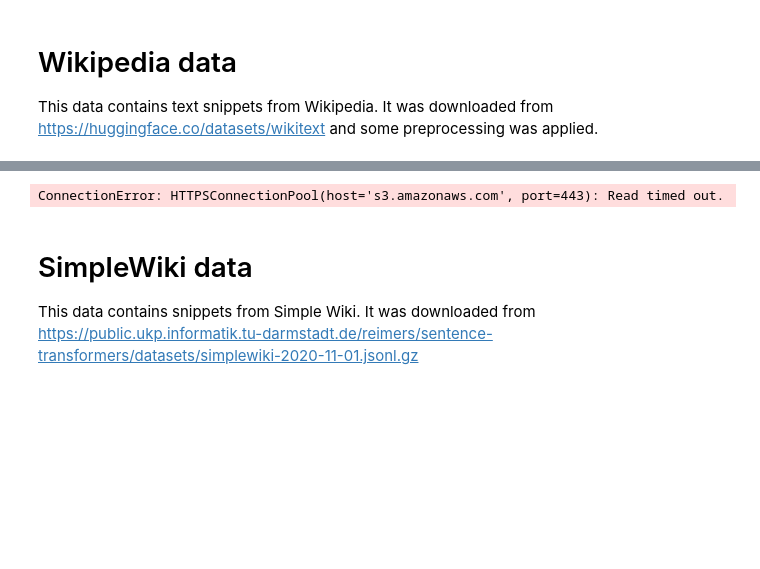
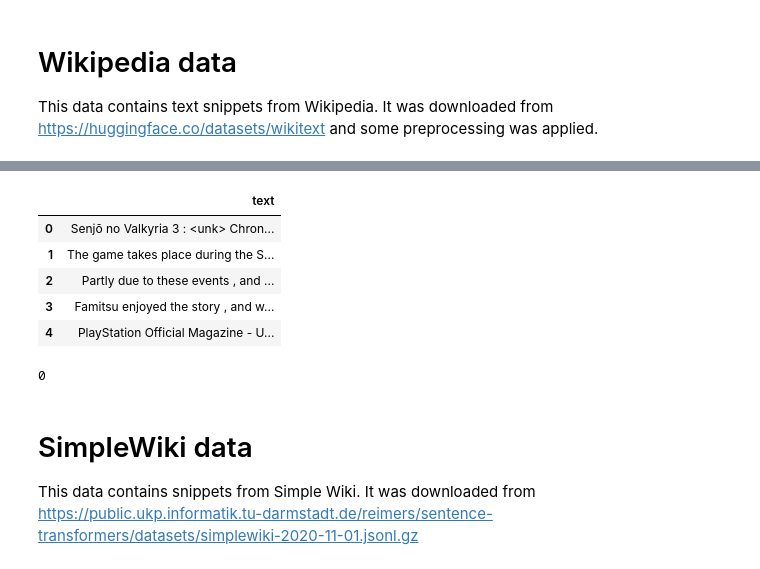
Before and after one commit to masa1357/kaggle_clrp_1st_place_solution, a Jupyter notebook: notebooks/02_clrp_external_data_prep.ipynb, the cells around one changed output, grey strips where cells are left out. Drawn from its saved outputs; the diff is of its cells as text; code cells hidden in the pictures; blank space fills up the shorter version.

```diff
--- a/notebooks/02_clrp_external_data_prep.ipynb
+++ b/notebooks/02_clrp_external_data_prep.ipynb
@@ -186,7 +168,4 @@ This data contains text snippets from Wikipedia. It was downloaded from https://
 # %%
-# download the dataset
-wikitext_dataset = load_dataset('wikitext', 'wikitext-103-v1')
-
 # apply some preprocessing
 wikitext_train = wikitext_dataset['train']
 wikitext_train = wikitext_train.filter(lambda example: len(example['text'])>100)
@@ -199,13 +178,8 @@ wikitext_train = wikitext_train.map(replace_n)
 
 # we only want samples between 600 and 1100 characters
 wikitext_train = wikitext_train.filter(lambda example: len(example['text']) < 1100 and len(example['text']) > 600)
-
+logging.info('get wikitexttrain_data!')
 # convert the dataset to a dataframe and save it
 wikitext_train_pd = wikitext_train.to_pandas()
-df_to_csv(df=wikitext_train_pd, out_dir='data/preprocessed', out_file='wiki_snippets.csv')
-
-# convert the dataset to sentence embeddings and save the result
-wiki_snippets = wikitext_train_pd.text.tolist()
-encode_and_save(sentences=wiki_snippets, out_dir='embeddings', data_name='wiki_snippets')
-gc.collect()
+wikitext_train_pd.head()
 # %% [output]
@@ -213 +189,6 @@ Downloading and preparing dataset wikitext/wikitext-103-v1 to /root/.cache/huggi
-ConnectionError: HTTPSConnectionPool(host='s3.amazonaws.com', port=443): Read timed out.
+|  | text |
+| 0 | Senjō no Valkyria 3 : <unk> Chron... |
+| 1 | The game takes place during the S... |
+| 2 | Partly due to these events , and ... |
+| 3 | Famitsu enjoyed the story , and w... |
+| 4 | PlayStation Official Magazine - U... |
@@ -214,3 +197,10 @@ ConnectionError: HTTPSConnectionPool(host='s3.amazonaws.com', port=443): Read ti
+# %%
+# convert the dataset to sentence embeddings and save the result
+wiki_snippets = wikitext_train_pd.text.tolist()
+encode_and_save(sentences=wiki_snippets, out_dir='/embeddings', data_name='wiki_snippets')
+gc.collect()
+# %% [output]
+0
 # %% [markdown]
 # SimpleWiki data
 
```
Also changed, not shown: parts of 18 cells of this notebook, 24 other files.
